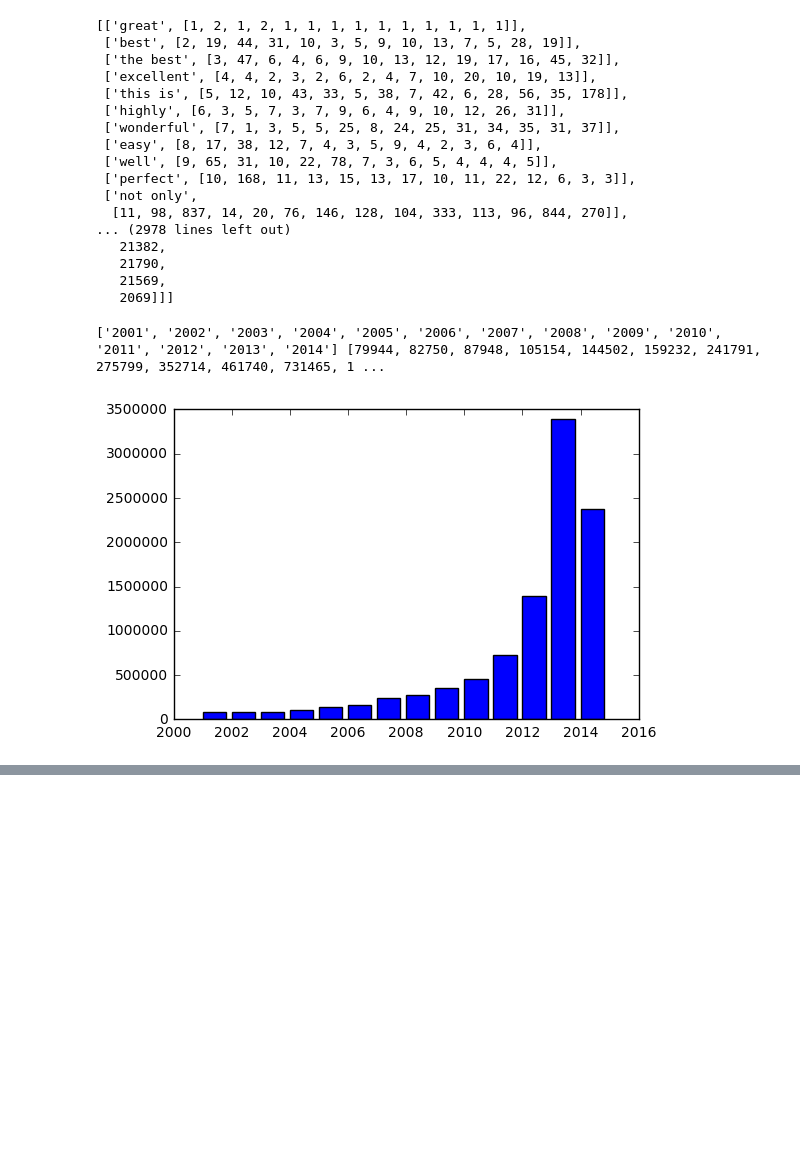
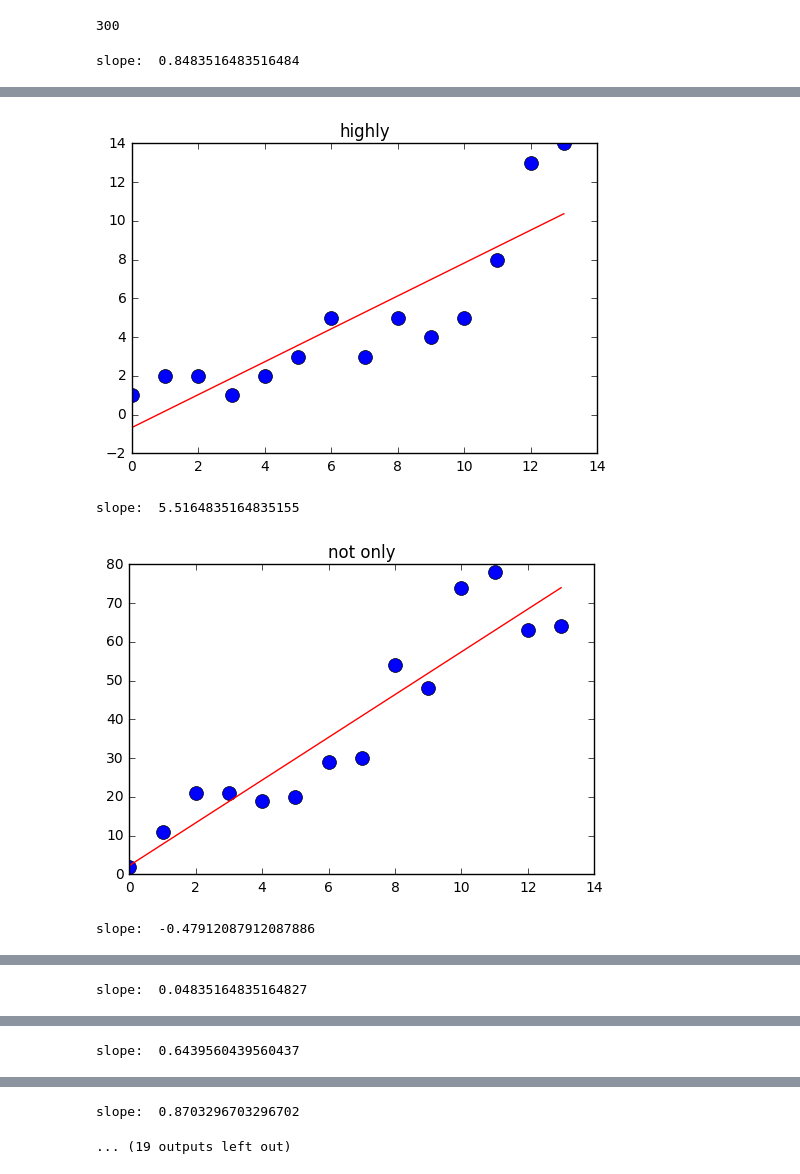
Before and after one commit to jlukes/sent-pred, a Jupyter notebook: load.ipynb, the cells around one changed output, grey strips where cells are left out. Cells and saved outputs as stored; diff of their text form; code cells hidden in the pictures; blank space fills up the shorter version.

```diff
--- a/load.ipynb
+++ b/load.ipynb
@@ -12,7 +12,7 @@ from sklearn.feature_extraction.text import CountVectorizer
 from sklearn.linear_model import LogisticRegression
 # %%
 file='aggressive_dedup.json'
-size = 5000
+size = 40000
 topsize = 300
 
 seed1 = np.random.randint(size)
@@ -24,7 +24,7 @@ savestring = 'seed_' + str(seed1) + '_size_' + str(size) + '_topsize_' + str(top
 if not os.path.exists(savestring):
     os.makedirs(savestring)
 # %%
-data, time, ratings, seen, indices = l.get_data(year='2001', size=size, limit=10000000)
+data, time, ratings, seen, indices = l.get_data(year='2001', size=size, limit=100000000)
 
 l.save_file(savestring + '/indices.data', indices)
 l.save_file(savestring + '/seen.data', seen)
@@ -35,4 +35,12 @@ l.save_file(savestring + '/ratings.data', ratings)
 #data2 = l.stopwords_filter(data)
 
 l.selection_print(data, ratings)
+
+x = sorted(list(data.keys()))
+y = [seen.get(yr) for yr in x]
+print(x, y)
+plt.bar(x, y)
+plt.show()
+x = []
+y = []
 # %% [output]
@@ -63,7 +71,7 @@ for i, key in enumerate(x):
     LR, CV = l.predict_scores(data[key], ratings[key], CV, LR, i, key, savestring, features)
 
     if i == 0:
-        top_f = [[x,[len(features)-i]] for i, (_,x) in enumerate(sorted(zip(LR.coef_[0],features)))][:-topsize:-1]
+        top_f = [[x,[len(features)-i]] for i, (_,x) in enumerate(sorted(zip(LR.coef_[0],features)))][:(-topsize - 1):-1]
         bot_f = [[x,[i+1]] for i, (_,x) in enumerate(sorted(zip(LR.coef_[0],features)))][:topsize]
     else:
         for i, m in enumerate(top_f):
@@ -130,31 +138,23 @@ for i in range(len(x)):
-# %%
-top_f
-# %% [output]
-[['great', [1, 2, 1, 2, 1, 1, 1, 1, 1, 1, 1, 1, 1, 1]],
- ['best', [2, 19, 44, 31, 10, 3, 5, 9, 10, 13, 7, 5, 28, 19]],
- ['the best', [3, 47, 6, 4, 6, 9, 10, 13, 12, 19, 17, 16, 45, 32]],
- ['excellent', [4, 4, 2, 3, 2, 6, 2, 4, 7, 10, 20, 10, 19, 13]],
- ['this is', [5, 12, 10, 43, 33, 5, 38, 7, 42, 6, 28, 56, 35, 178]],
- ['highly', [6, 3, 5, 7, 3, 7, 9, 6, 4, 9, 10, 12, 26, 31]],
- ['wonderful', [7, 1, 3, 5, 5, 25, 8, 24, 25, 31, 34, 35, 31, 37]],
- ['easy', [8, 17, 38, 12, 7, 4, 3, 5, 9, 4, 2, 3, 6, 4]],
- ['well', [9, 65, 31, 10, 22, 78, 7, 3, 6, 5, 4, 4, 4, 5]],
- ['perfect', [10, 168, 11, 13, 15, 13, 17, 10, 11, 22, 12, 6, 3, 3]],
- ['not only',
-  [11, 98, 837, 14, 20, 76, 146, 128, 104, 333, 113, 96, 844, 270]],
-... (2978 lines left out)
-   21382,
-   21790,
-   21569,
-   2069]]]
-# %%
-x = sorted(list(data.keys()))
-y = [seen.get(yr) for yr in x]
-
-print(x, y)
-
-plt.bar(x, y)
-plt.show()
-# %% [output]
-['2001', '2002', '2003', '2004', '2005', '2006', '2007', '2008', '2009', '2010', '2011', '2012', '2013', '2014'] [79944, 82750, 87948, 105154, 144502, 159232, 241791, 275799, 352714, 461740, 731465, 1 ...
-[figure, removed]
+# %%
+len(bot_f)
+# %% [output]
+300
+# %%
+for i, m in enumerate(top_f):
+    for j, n in enumerate(top_f[i][1]):
+        if n > 1000:
+            top_f[i][1][j] = 1000
+# %%
+for i in range(15):
+    temp = top_f[i][1]
+    x = range(len(temp))
+    y = temp
+    A = np.vstack([x, np.ones(len(x))]).T
+    m, c = np.linalg.lstsq(A, y)[0]
+    print('slope: ', m)
+    plt.plot(x, y, 'o', label='Original data', markersize=10)
+    plt.plot(x, m*x + c, 'r', label='Fitted line')
+    plt.title(top_f[i][0])
+    plt.show()
+# %% [output]
+slope:  0.8483516483516484
@@ -160,0 +162,4 @@ plt.show()
+[figure, added]
+slope:  5.5164835164835155
+[figure, added]
+slope:  -0.47912087912087886
@@ -160,0 +167 @@ plt.show()
+slope:  0.04835164835164827
@@ -160,0 +169 @@ plt.show()
+slope:  0.6439560439560437
@@ -160,0 +171,2 @@ plt.show()
+slope:  0.8703296703296702
+... (19 outputs left out)
```
Also changed, not shown: parts of 6 cells of this notebook, 45 other files.
